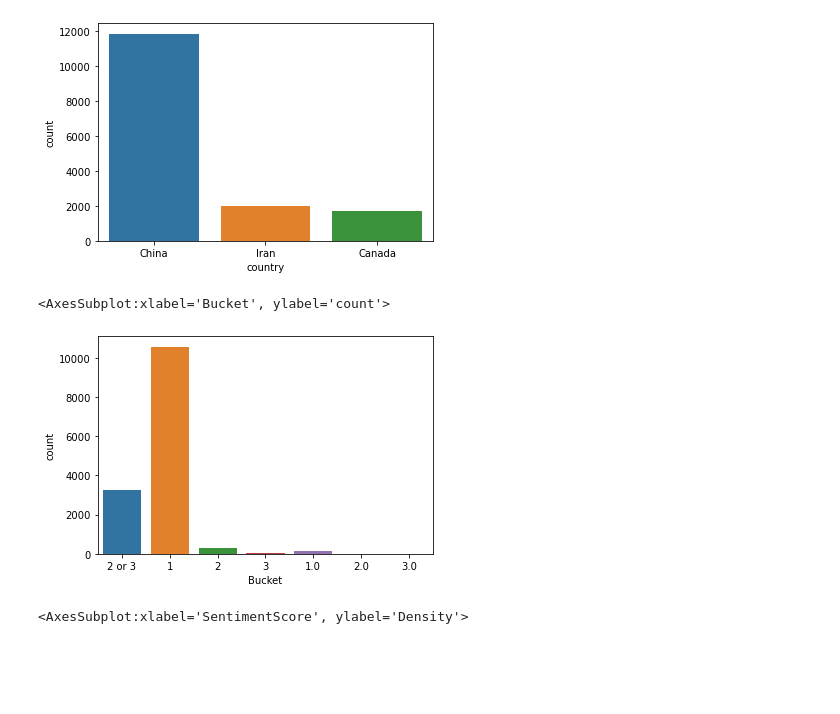
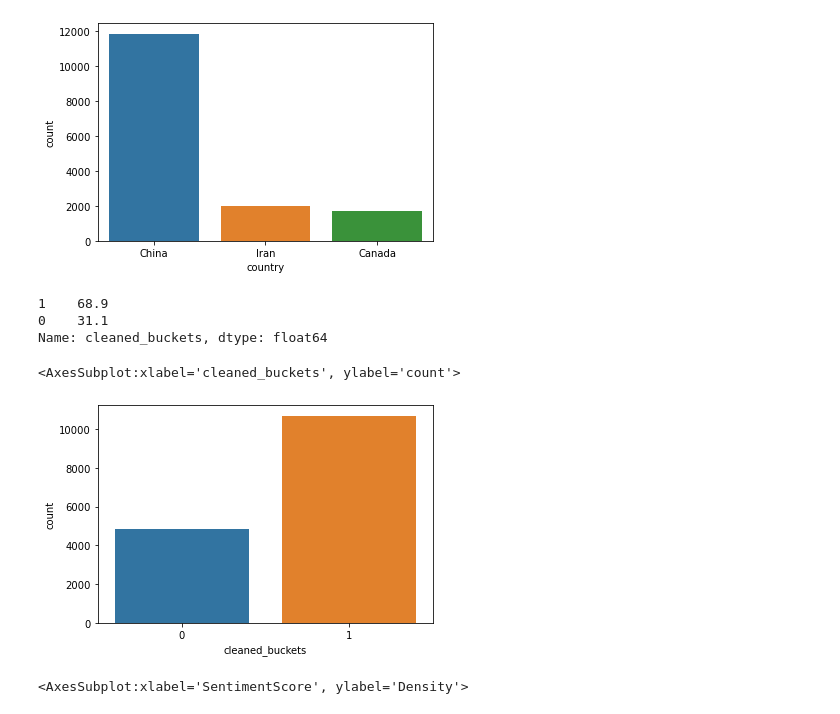
Before and after one commit to yunyihuang/DSC180A-Q1-Project, a Jupyter notebook: notebooks/DSC180A_checkpoint.ipynb, the cells around one changed output. Saved outputs shown, nothing was run; the diff lists cells and outputs as text; code cells hidden in the pictures; blank space fills up the shorter version.

```diff
--- a/notebooks/DSC180A_checkpoint.ipynb
+++ b/notebooks/DSC180A_checkpoint.ipynb
@@ -114,9 +118,9 @@ data.shape
 # helper functions for data cleaning
 def clean_buckets(bucket_num):
     if bucket_num == "1" or bucket_num == "1.0":
-        return "A" # bucket1
+        return 1 # bucket1
     else:
-        return "B" # non-bucket1
+        return 0 # non-bucket1
 # %%
 # cleaning & wrangling
 
@@ -190,10 +210,14 @@ sns.countplot(data.country)
 <AxesSubplot:xlabel='country', ylabel='count'>
 [figure]
 # %%
-sns.countplot(data.Bucket)
+print(round(data.cleaned_buckets.value_counts()*100/len(data),2))
+sns.countplot(data.cleaned_buckets)
 # %% [output]
-<AxesSubplot:xlabel='Bucket', ylabel='count'>
+1    68.9
+0    31.1
+Name: cleaned_buckets, dtype: float64
+<AxesSubplot:xlabel='cleaned_buckets', ylabel='count'>
-[figure, old version]
+[figure, new version]
 # %%
 sns.distplot(data.SentimentScore)
 # %% [output]
```
Also changed, not shown: parts of 13 cells of this notebook, 10 other files.
